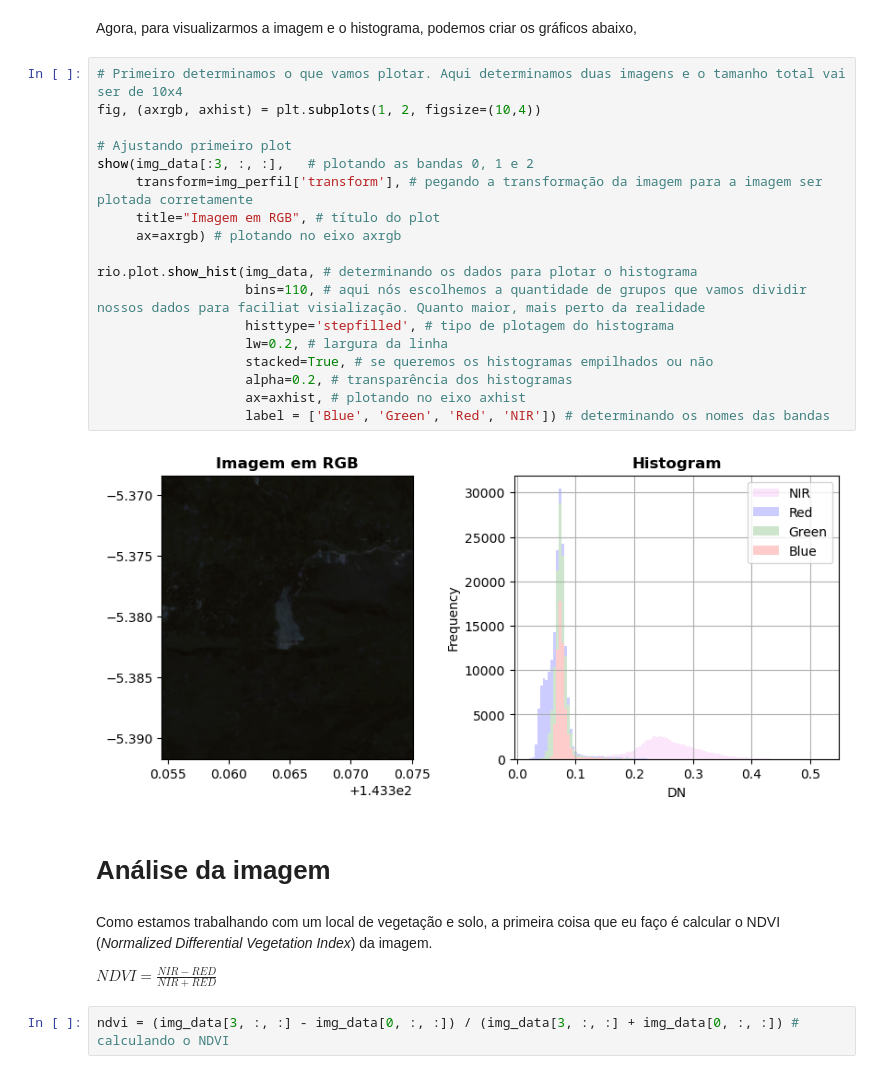
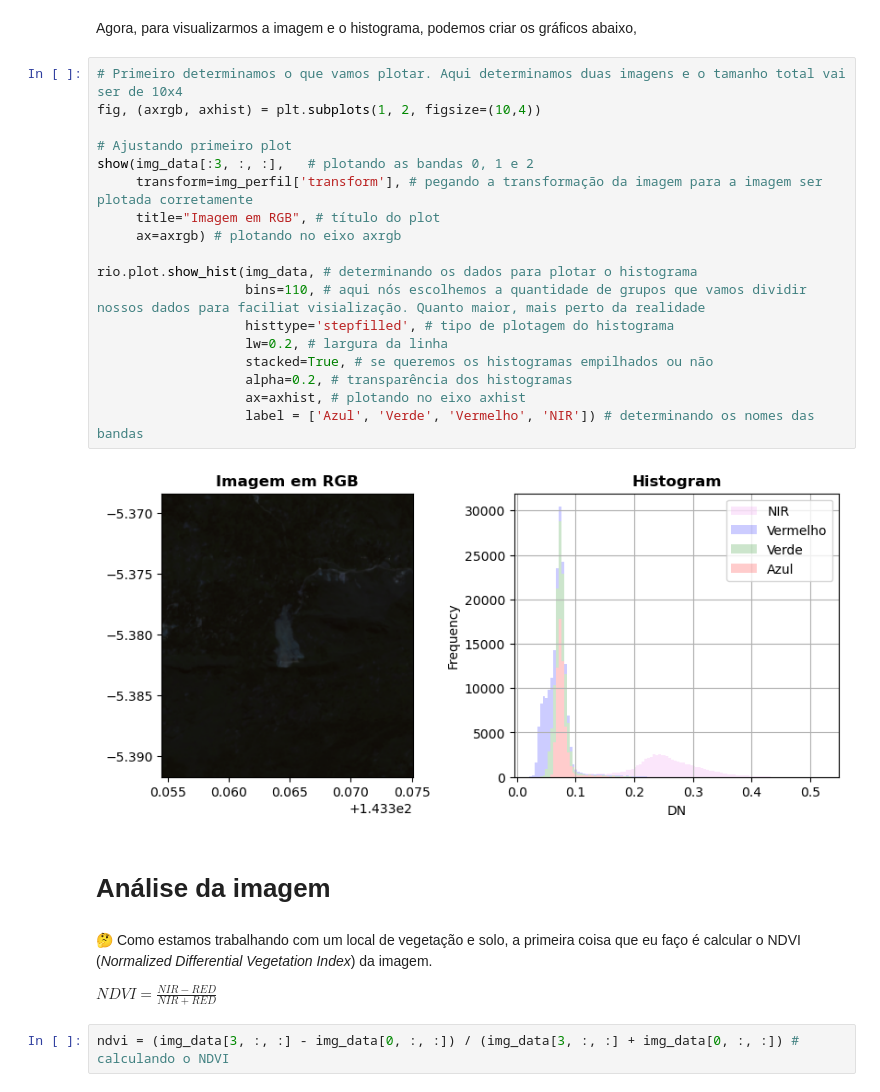
Before and after one commit to paeslemesa/tutoriaisPython, a Jupyter notebook: 10_Estudos_com_Numpy.ipynb, the cells around one changed output. Saved outputs shown, nothing was run; the diff lists cells and outputs as text.

```diff
--- a/10_Estudos_com_Numpy.ipynb
+++ b/10_Estudos_com_Numpy.ipynb
@@ -54,27 +54,27 @@ Agora, para visualizarmos a imagem e o histograma, podemos criar os gráficos ab
 # %%
 # Primeiro determinamos o que vamos plotar. Aqui determinamos duas imagens e o tamanho total vai ser de 10x4
 fig, (axrgb, axhist) = plt.subplots(1, 2, figsize=(10,4))
 
 # Ajustando primeiro plot
 show(img_data[:3, :, :],   # plotando as bandas 0, 1 e 2
      transform=img_perfil['transform'], # pegando a transformação da imagem para a imagem ser plotada corretamente
      title="Imagem em RGB", # título do plot
      ax=axrgb) # plotando no eixo axrgb
 
 rio.plot.show_hist(img_data, # determinando os dados para plotar o histograma
                    bins=110, # aqui nós escolhemos a quantidade de grupos que vamos dividir nossos dados para faciliat visialização. Quanto maior, mais perto da realidade
                    histtype='stepfilled', # tipo de plotagem do histograma
                    lw=0.2, # largura da linha
                    stacked=True, # se queremos os histogramas empilhados ou não
                    alpha=0.2, # transparência dos histogramas
                    ax=axhist, # plotando no eixo axhist
-                   label = ['Blue', 'Green', 'Red', 'NIR']) # determinando os nomes das bandas
+                   label = ['Azul', 'Verde', 'Vermelho', 'NIR']) # determinando os nomes das bandas
 # %% [output]
-[figure, old version]
+[figure, new version]
 # %% [markdown]
 # Análise da imagem
 # %% [markdown]
-Como estamos trabalhando com um local de vegetação e solo, a primeira coisa que eu faço é calcular o NDVI (_Normalized Differential Vegetation Index_) da imagem.
+🤔 Como estamos trabalhando com um local de vegetação e solo, a primeira coisa que eu faço é calcular o NDVI (_Normalized Differential Vegetation Index_) da imagem.
 
 $NDVI = \frac{NIR-RED}{NIR+RED}$
 # %%
```
Also changed, not shown: parts of 14 cells of this notebook.
